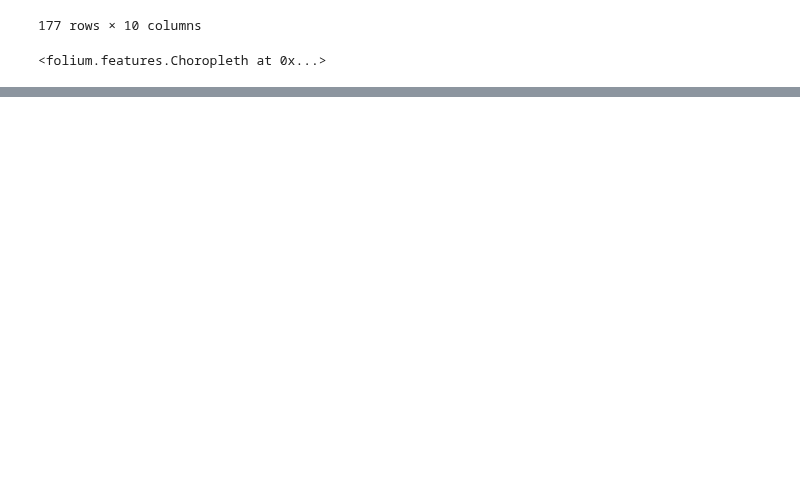
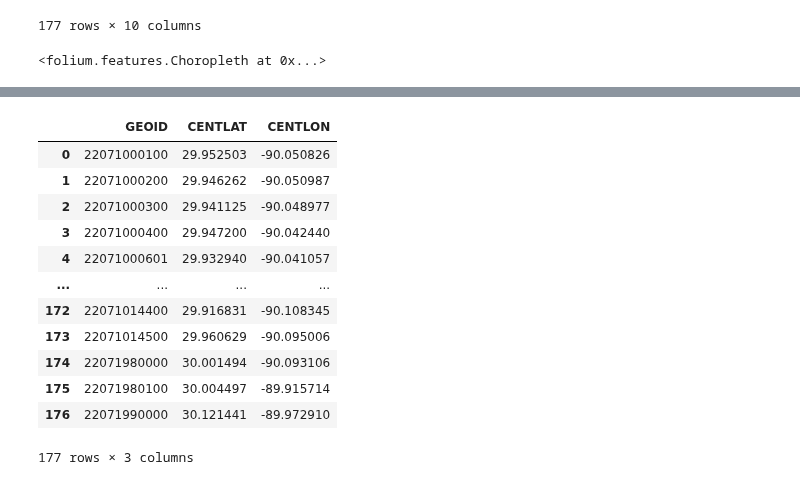
Before and after one commit to leosimanonok/DataScienceFinalTutorial, a Jupyter notebook: Untitled3.ipynb, the cells around one changed output, grey strips where cells are left out. Cells and saved outputs as stored; diff of their text form; code cells hidden in the pictures; blank space fills up the shorter version.

```diff
--- a/Untitled3.ipynb
+++ b/Untitled3.ipynb
@@ -153,0 +190,17 @@ m
+# %%
+latLong = pd.read_csv('./Data/CensusTractToLatLong.csv')
+latLong
+# %% [output]
+|  | GEOID | CENTLAT | CENTLON |
+| 0 | 22071000100 | 29.952503 | -90.050826 |
+| 1 | 22071000200 | 29.946262 | -90.050987 |
+| 2 | 22071000300 | 29.941125 | -90.048977 |
+| 3 | 22071000400 | 29.947200 | -90.042440 |
+| 4 | 22071000601 | 29.932940 | -90.041057 |
+| ... | ... | ... | ... |
+| 172 | 22071014400 | 29.916831 | -90.108345 |
+| 173 | 22071014500 | 29.960629 | -90.095006 |
+| 174 | 22071980000 | 30.001494 | -90.093106 |
+| 175 | 22071980100 | 30.004497 | -89.915714 |
+| 176 | 22071990000 | 30.121441 | -89.972910 |
+177 rows × 3 columns
```
Also changed, not shown: parts of 11 cells of this notebook, 3 other files.
